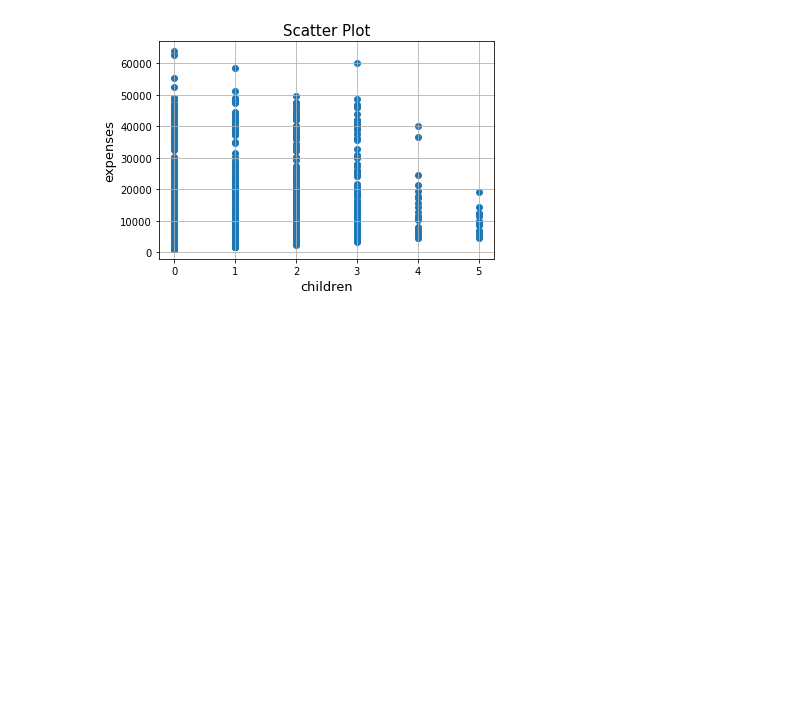
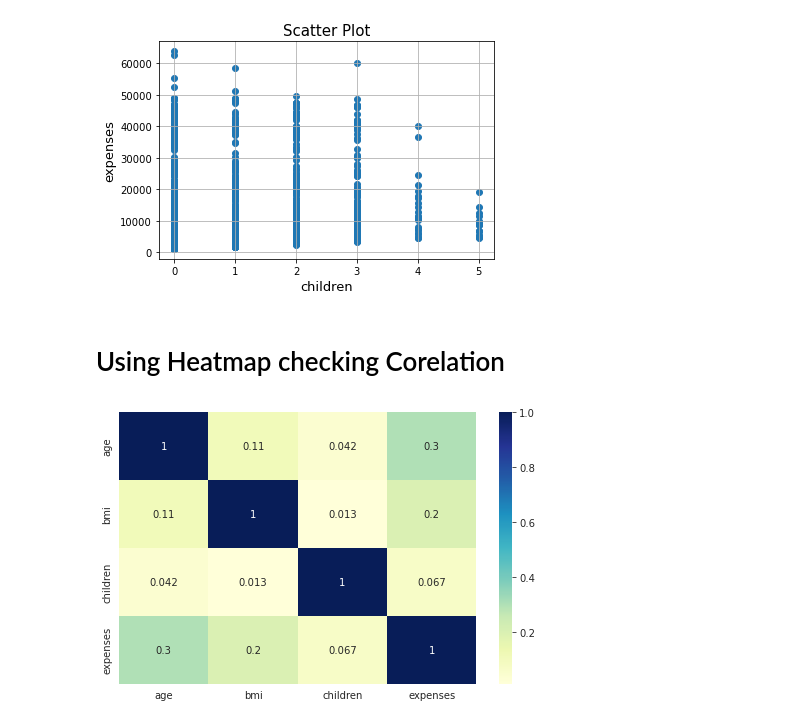
Before and after one commit to Meghana0804/Insurance-Premium, a Jupyter notebook: Insurance Premium NB.ipynb, the cells around one changed output. Saved outputs shown, nothing was run; the diff lists cells and outputs as text; code cells hidden in the pictures; blank space fills up the shorter version.

Commit message:
Corelation of data

```diff
--- a/Insurance Premium NB.ipynb
+++ b/Insurance Premium NB.ipynb
@@ -198,3 +198,11 @@ plt.grid()
 plt.show()
 # %% [output]
 [figure]
+# %% [markdown]
+# Using Heatmap checking Corelation
+# %%
+with sns.axes_style("white"):
+    f, ax = plt.subplots(figsize=(8, 5))
+    ax=sns.heatmap(data.corr(),annot=True,cmap="YlGnBu")
+# %% [output]
+[figure, added]
```
